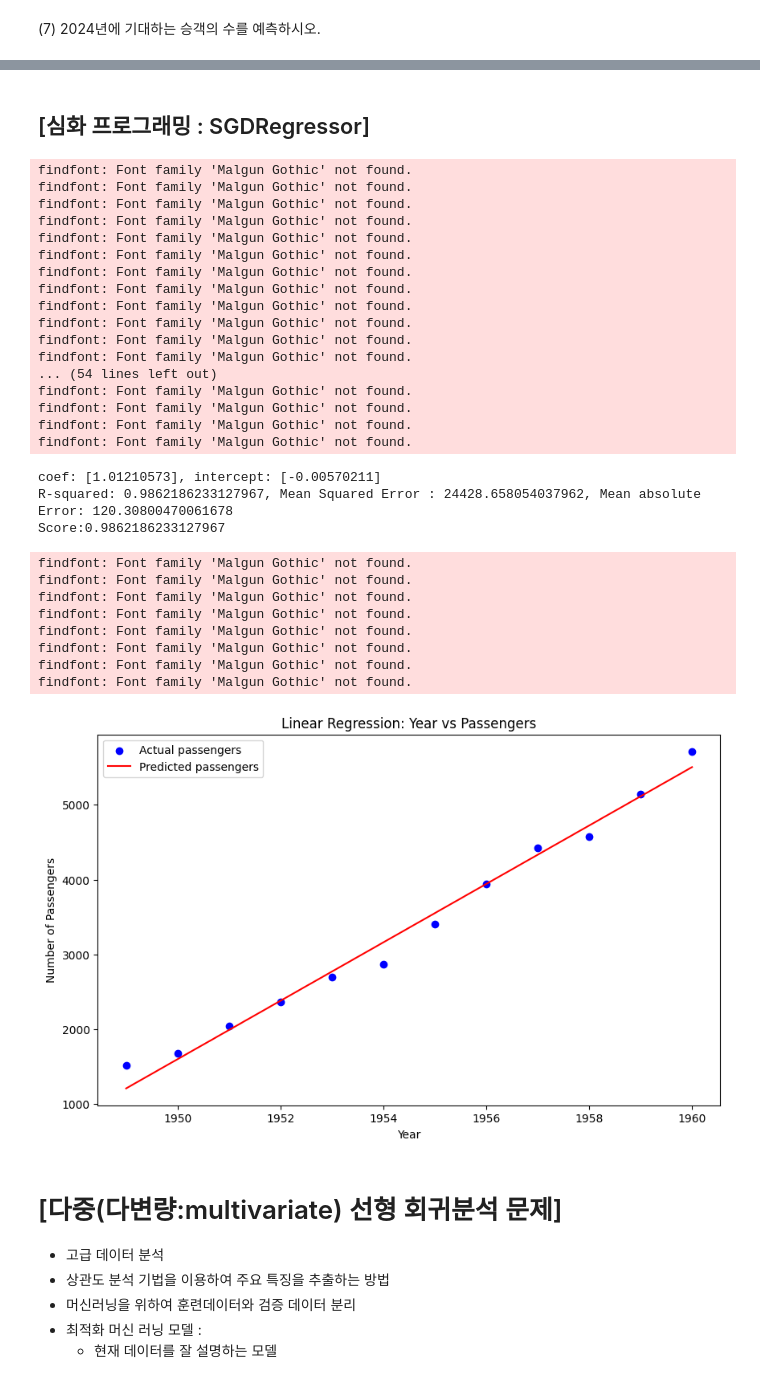
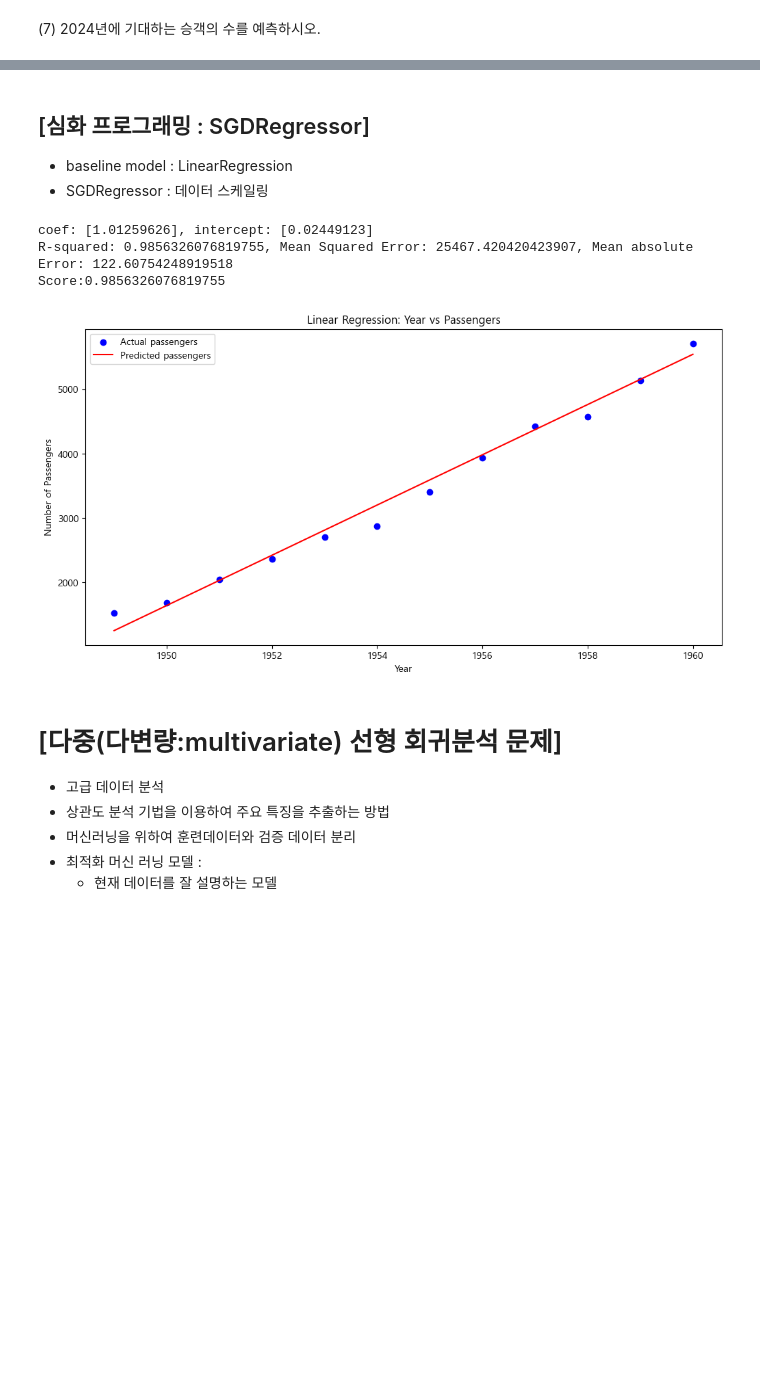
Before and after one commit to leesj0706/Python_basic3, a Jupyter notebook: ch12_update_class_1_목요일_5_30.ipynb, the cells around one changed output, grey strips where cells are left out. Saved outputs shown, nothing was run; the diff lists cells and outputs as text; code cells hidden in the pictures; blank space fills up the shorter version.

```diff
--- a/ch12_update_class_1_목요일_5_30.ipynb
+++ b/ch12_update_class_1_목요일_5_30.ipynb
@@ -421,5 +369,7 @@ print(f'2024년에 승객수 기대값: {predict.round(0)[0][0]}')
 # %% [markdown]
 ## [심화 프로그래밍 : SGDRegressor]
+* baseline model : LinearRegression
+* SGDRegressor : 데이터 스케일링
 # %%
 import numpy as np
 import pandas as pd
@@ -436,78 +386,52 @@ flights = sns.load_dataset('flights')
 # 연도병별 승객 수를 추출
 result = flights.groupby(['year'])['passengers'].sum()
 
-# 3. 데이터 스케일링 : 데이터 표준화
+# 3. 데이터 스케일링 : 데이터 표준화 -> X, y
 # 1) X, y
 X = result.index.to_numpy().reshape(-1, 1)
-y = result.values.reshape(-1, 1)
+y = result.values.reshape(-1,1)
 
-# 2) 스케일링
+# 2.스케일링
 scaler = StandardScaler()
 X_scaled = scaler.fit_transform(X)
 y_scaled = scaler.fit_transform(y).ravel() # 2차원 배열 -> 1차원 배열
 
+# 4. 선형 회귀 모델 설정 - overfitting  방지하기위해 하이퍼파라미터 조정
+model = SGDRegressor(max_iter=10000, learning_rate = 'constant', eta0=0.1,
+                    penalty='elasticnet')
 
-# 5. 선형 회귀 모델 정의
-model = SGDRegressor(max_iter=10000, learning_rate = 'constant', eta0=0.1, penalty='elasticnet')
-
-
-# 6. 모델 학습
-model.fit(X_scaled, y_scaled)
+# 6. 모델 지도 학습
+model.fit(X_scaled,y_scaled )
 
 # 7. 모델 계수와 절편 출력
 print(f"coef: {model.coef_}, intercept: {model.intercept_}")
 
 # 8. 예측
 y_pred_scaled = model.predict(X_scaled)
 y_pred = scaler.inverse_transform(y_pred_scaled.reshape(-1, 1)).ravel()
 
 # 8. 평가 점수 출력
 r2 = r2_score(y, y_pred)
 mse = mean_squared_error(y, y_pred)
 mae = mean_absolute_error(y, y_pred)
 score = model.score(X_scaled, y_scaled)
-print(f"R-squared: {r2}, Mean Squared Error : {mse}, Mean absolute Error: {mae}")
+print(f"R-squared: {r2}, Mean Squared Error: {mse}, Mean absolute Error: {mae}")
 print(f"Score:{score}")
 
 # 9. 결과 시각화
-plt.figure(figsize=(10, 6))
+plt.figure(figsize=(12, 6))
 plt.scatter(X, y, color='blue', label='Actual passengers')
 plt.plot(X, y_pred, color='red', label='Predicted passengers')
 plt.xlabel('Year')
 plt.ylabel('Number of Passengers')
 plt.title('Linear Regression: Year vs Passengers')
 plt.legend()
 plt.show()
 # %% [output]
-findfont: Font family 'Malgun Gothic' not found.
-findfont: Font family 'Malgun Gothic' not found.
-findfont: Font family 'Malgun Gothic' not found.
-findfont: Font family 'Malgun Gothic' not found.
-findfont: Font family 'Malgun Gothic' not found.
-findfont: Font family 'Malgun Gothic' not found.
-findfont: Font family 'Malgun Gothic' not found.
-findfont: Font family 'Malgun Gothic' not found.
-findfont: Font family 'Malgun Gothic' not found.
-findfont: Font family 'Malgun Gothic' not found.
-findfont: Font family 'Malgun Gothic' not found.
-findfont: Font family 'Malgun Gothic' not found.
-... (54 lines left out)
-findfont: Font family 'Malgun Gothic' not found.
-findfont: Font family 'Malgun Gothic' not found.
-findfont: Font family 'Malgun Gothic' not found.
-findfont: Font family 'Malgun Gothic' not found.
+coef: [1.01259626], intercept: [0.02449123]
+R-squared: 0.9856326076819755, Mean Squared Error: 25467.420420423907, Mean absolute Error: 122.60754248919518
+Score:0.9856326076819755
-coef: [1.01210573], intercept: [-0.00570211]
-R-squared: 0.9862186233127967, Mean Squared Error : 24428.658054037962, Mean absolute Error: 120.30800470061678
-Score:0.9862186233127967
-findfont: Font family 'Malgun Gothic' not found.
-findfont: Font family 'Malgun Gothic' not found.
-findfont: Font family 'Malgun Gothic' not found.
-findfont: Font family 'Malgun Gothic' not found.
-findfont: Font family 'Malgun Gothic' not found.
-findfont: Font family 'Malgun Gothic' not found.
-findfont: Font family 'Malgun Gothic' not found.
-findfont: Font family 'Malgun Gothic' not found.
-[figure, old version]
+[figure, new version]
 # %% [markdown]
 # [다중(다변량:multivariate) 선형 회귀분석 문제]
 * 고급 데이터 분석
```
Also changed, not shown: parts of 34 cells of this notebook, 10 other files.
